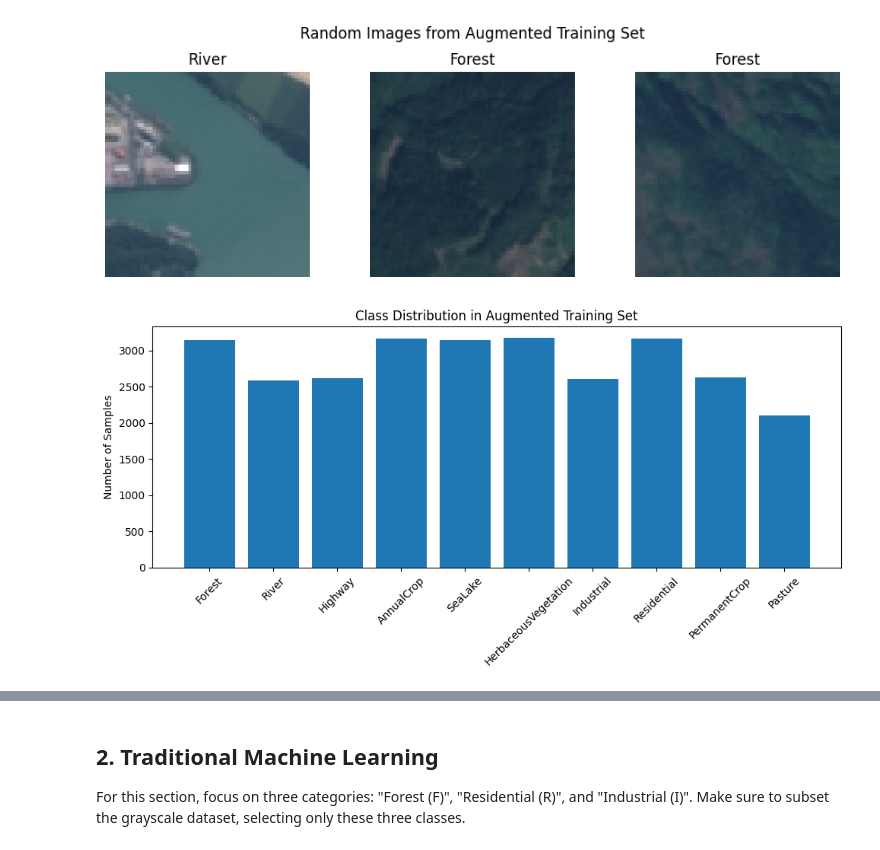
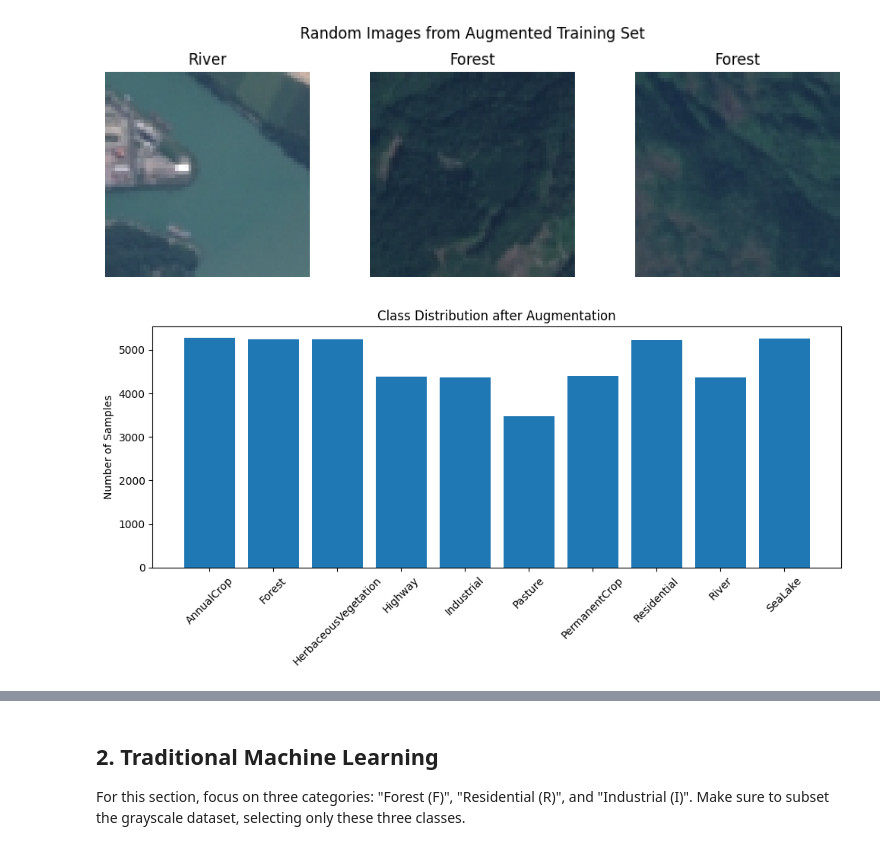
Before and after one commit to kakumanus/musa-650-spring2026, a Jupyter notebook: assignments/eurosat.ipynb, the cells around one changed output, grey strips where cells are left out. Cells and saved outputs as stored; diff of their text form; code cells hidden in the pictures.

```diff
--- a/assignments/eurosat.ipynb
+++ b/assignments/eurosat.ipynb
@@ -217,30 +218,25 @@ Before splitting the data into training and testing sets or doing any preprocess
 # augmentation: three separate subsets, each with a different transform
 rng = np.random.default_rng(42)
 
-# shuffle training indices and split into 3 subsets of 25% each
-shuffled = rng.permutation(len(x_train_img))
-n_sub = int(len(x_train_img) * 0.25)
+# shuffle and split into 3 subsets of 25% each
+shuffled = rng.permutation(len(x))
+n_sub = int(len(x) * 0.25)
 
 hflip_idx = shuffled[:n_sub]
-vflip_idx = shuffled[n_sub:2 * n_sub]
-rot90_idx = shuffled[2 * n_sub:3 * n_sub]
+vflip_idx  = shuffled[n_sub:2 * n_sub]
+rot90_idx  = shuffled[2 * n_sub:3 * n_sub]
 
-x_hflip = np.flip(x_train_img[hflip_idx], axis=2)
-x_vflip = np.flip(x_train_img[vflip_idx], axis=1)
-x_rot90 = np.rot90(x_train_img[rot90_idx], k=1, axes=(1, 2))
+x_hflip = np.flip(x[hflip_idx], axis=2)
+x_vflip = np.flip(x[vflip_idx], axis=1)
+x_rot90 = np.rot90(x[rot90_idx], k=1, axes=(1, 2))
 
-y_hflip = y_train[hflip_idx]
-y_vflip = y_train[vflip_idx]
-y_rot90 = y_train[rot90_idx]
+x_aug = np.concatenate([x, x_hflip, x_vflip, x_rot90], axis=0)
+y_aug = np.concatenate([y, y[hflip_idx], y[vflip_idx], y[rot90_idx]], axis=0)
 
-x_train_img_aug = np.concatenate([x_train_img, x_hflip, x_vflip, x_rot90], axis=0)
-y_train_aug = np.concatenate([y_train, y_hflip, y_vflip, y_rot90], axis=0)
-
-print(f"Original training set:   {len(x_train_img):,}")
-print(f"+ hflip subset:          {len(x_hflip):,}")
-print(f"+ vflip subset:          {len(x_vflip):,}")
-print(f"+ rot90 subset:          {len(x_rot90):,}")
-print(f"Augmented training set:  {len(x_train_img_aug):,}")
-print(f"x_train_img_aug shape:   {x_train_img_aug.shape}")
-print(f"y_train_aug shape:       {y_train_aug.shape}")
+print(f"Original:        {len(x):,}")
+print(f"+ hflip subset:  {len(x_hflip):,}")
+print(f"+ vflip subset:  {len(x_vflip):,}")
+print(f"+ rot90 subset:  {len(x_rot90):,}")
+print(f"Augmented total: {len(x_aug):,}  (~{len(x_aug)/len(x):.1f}x original)")
+print(f"x_aug shape: {x_aug.shape}")
 # %% [output]
@@ -269,14 +261,14 @@ plt.show()
 [figure]
 # %%
 # class distribution histogram after augmentation
-counts_train_aug = pd.Series(y_train_aug).value_counts().sort_index()
+counts_aug = pd.Series(y_aug).value_counts().sort_index()
 
 plt.figure(figsize=(10, 5))
-plt.bar(class_names, counts_train_aug)
+plt.bar(class_names, counts_aug)
 plt.xticks(rotation=45)
-plt.title("Class Distribution in Augmented Training Set")
+plt.title("Class Distribution after Augmentation")
 plt.ylabel("Number of Samples")
 plt.tight_layout()
 plt.show()
 # %% [output]
-[figure, old version]
+[figure, new version]
```
Also changed, not shown: parts of 26 cells of this notebook.
